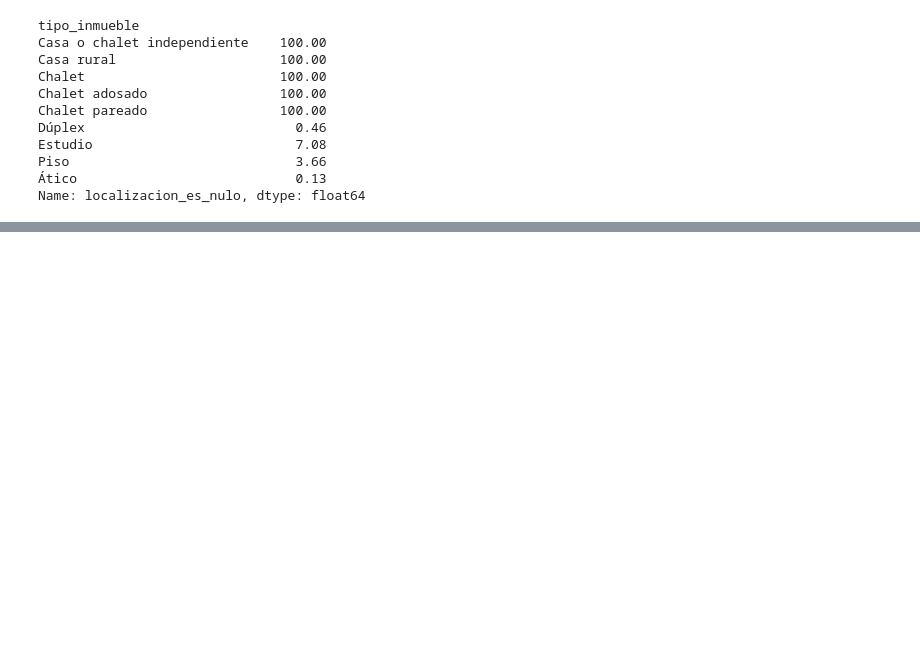
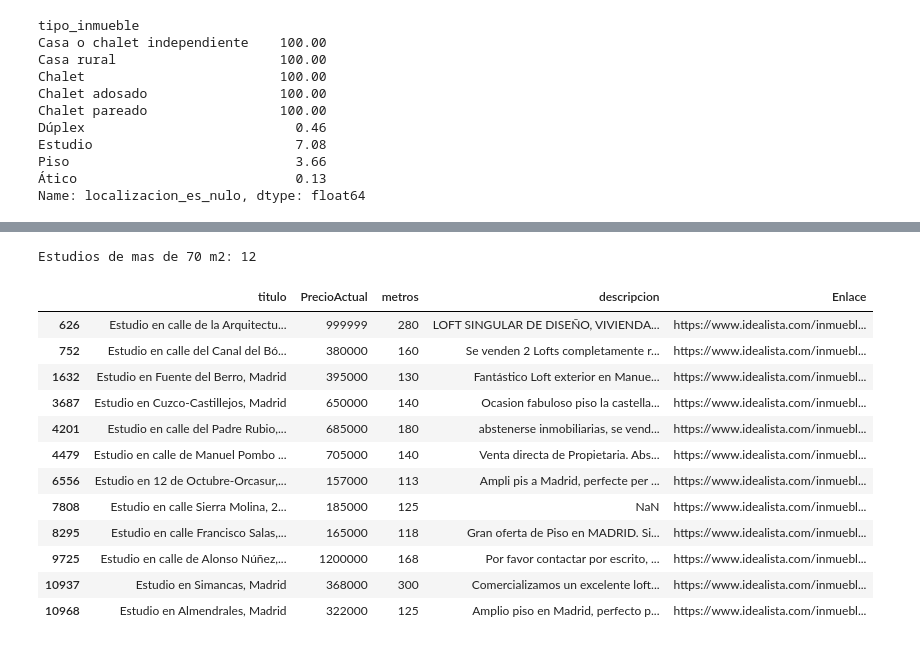
Before and after one commit to Gabriel-Caruso/ML-idealista, a Jupyter notebook: src/notebooks/01_preprocessing.ipynb, the cells around one changed output, grey strips where cells are left out. Cells and saved outputs as stored; diff of their text form; code cells hidden in the pictures; blank space fills up the shorter version.

```diff
--- a/src/notebooks/01_preprocessing.ipynb
+++ b/src/notebooks/01_preprocessing.ipynb
@@ -524,0 +787,20 @@ Name: localizacion_es_nulo, dtype: float64
+# %%
+# Vamos tipo a tipo
+estudios_grandes = df[(df["tipo_inmueble"] == "Estudio") & (df["metros"] > 100)]
+print("Estudios de mas de 70 m2:", len(estudios_grandes))
+estudios_grandes[["titulo", "PrecioActual", "metros", "descripcion", "Enlace"]]
+# %% [output]
+Estudios de mas de 70 m2: 12
+|  | titulo | PrecioActual | metros | descripcion | Enlace |
+| 626 | Estudio en calle de la Arquitectu... | 999999 | 280 | LOFT SINGULAR DE DISEÑO, VIVIENDA... | https://www.idealista.com/inmuebl... |
+| 752 | Estudio en calle del Canal del Bó... | 380000 | 160 | Se venden 2 Lofts completamente r... | https://www.idealista.com/inmuebl... |
+| 1632 | Estudio en Fuente del Berro, Madrid | 395000 | 130 | Fantástico Loft exterior en Manue... | https://www.idealista.com/inmuebl... |
+| 3687 | Estudio en Cuzco-Castillejos, Madrid | 650000 | 140 | Ocasion fabuloso piso la castella... | https://www.idealista.com/inmuebl... |
+| 4201 | Estudio en calle del Padre Rubio,... | 685000 | 180 | abstenerse inmobiliarias, se vend... | https://www.idealista.com/inmuebl... |
+| 4479 | Estudio en calle de Manuel Pombo ... | 705000 | 140 | Venta directa de Propietaria. Abs... | https://www.idealista.com/inmuebl... |
+| 6556 | Estudio en 12 de Octubre-Orcasur,... | 157000 | 113 | Ampli pis a Madrid, perfecte per ... | https://www.idealista.com/inmuebl... |
+| 7808 | Estudio en calle Sierra Molina, 2... | 185000 | 125 | NaN | https://www.idealista.com/inmuebl... |
+| 8295 | Estudio en calle Francisco Salas,... | 165000 | 118 | Gran oferta de Piso en MADRID. Si... | https://www.idealista.com/inmuebl... |
+| 9725 | Estudio en calle de Alonso Núñez,... | 1200000 | 168 | Por favor contactar por escrito, ... | https://www.idealista.com/inmuebl... |
+| 10937 | Estudio en Simancas, Madrid | 368000 | 300 | Comercializamos un excelente loft... | https://www.idealista.com/inmuebl... |
+| 10968 | Estudio en Almendrales, Madrid | 322000 | 125 | Amplio piso en Madrid, perfecto p... | https://www.idealista.com/inmuebl... |
```
Also changed, not shown: parts of 47 cells of this notebook, 2 other files.
